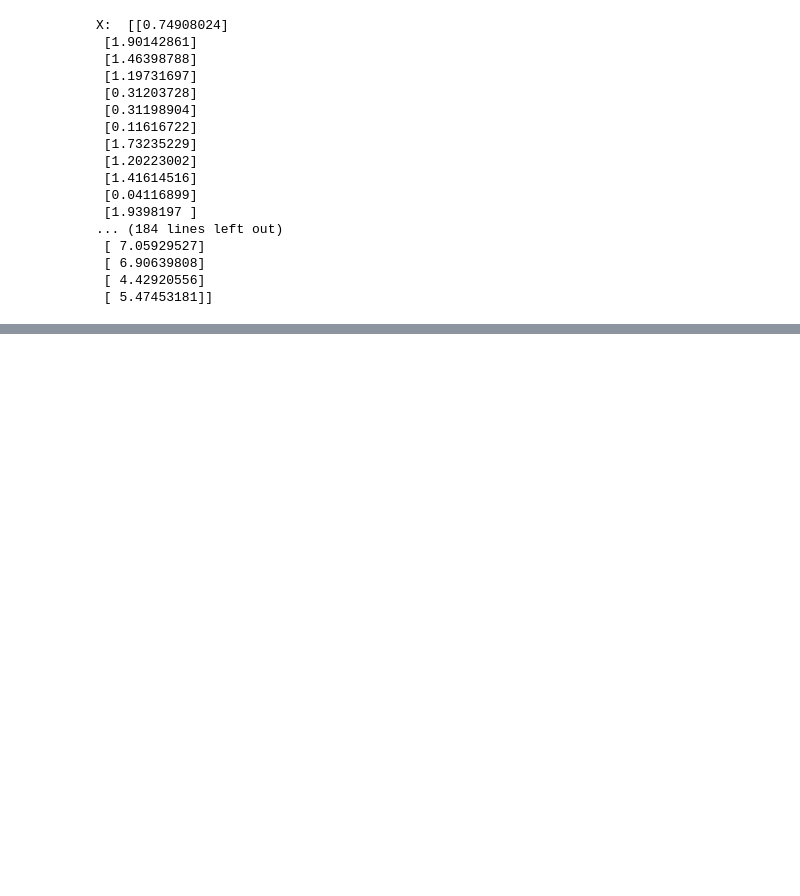
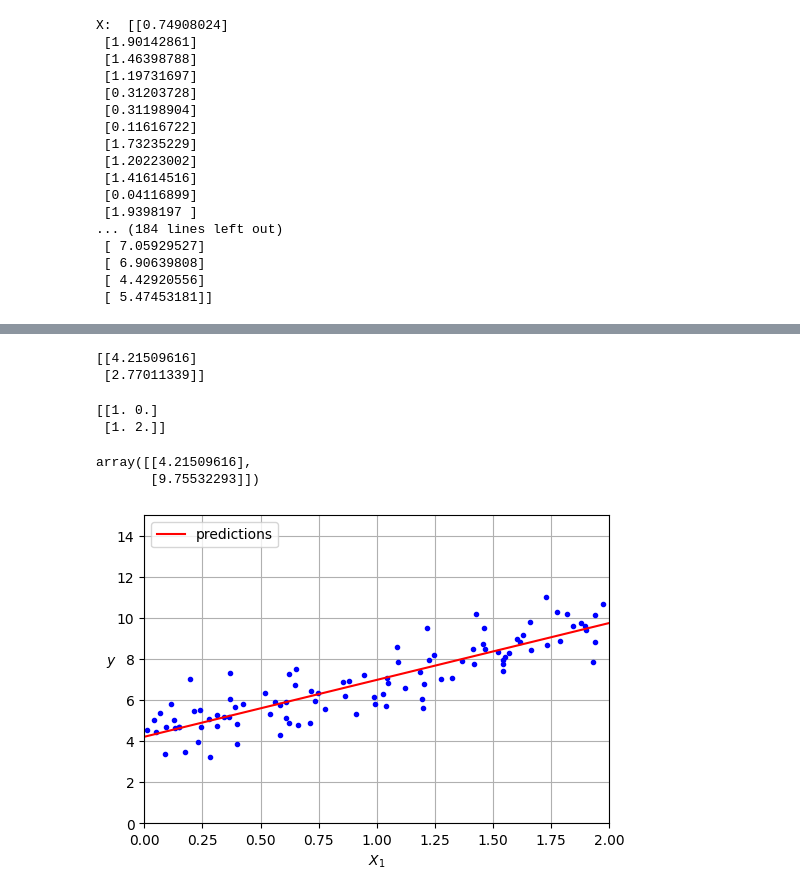
Before and after one commit to ArezooAalipanah/machine_learning3, a Jupyter notebook: HML3_Ch4.ipynb, the cells around one changed output, grey strips where cells are left out. Cells and saved outputs as stored; diff of their text form; code cells hidden in the pictures; blank space fills up the shorter version.

```diff
--- a/HML3_Ch4.ipynb
+++ b/HML3_Ch4.ipynb
@@ -56,0 +60,38 @@ plt.grid()
+# %%
+from sklearn.preprocessing import add_dummy_feature
+
+X_b = add_dummy_feature(X)
+theta_best = np.linalg.inv(X_b.T @ X_b) @ X_b.T @ y
+# %%
+print(theta_best)
+# %% [output]
+[[4.21509616]
+ [2.77011339]]
+# %%
+# making the predictions:
+
+X_new = np.array([[0], [2]])
+X_new_b = add_dummy_feature(X_new) # add x0 = 1 to each instance
+
+print(X_new_b)
+# %% [output]
+[[1. 0.]
+ [1. 2.]]
+# %%
+y_predict = X_new_b @theta_best
+y_predict
+# %% [output]
+array([[4.21509616],
+       [9.75532293]])
+# %%
+plt.figure(figsize= (6,4))
+#plt.scatter(X, y, c="blue")
+plt.plot(X,y, "b.")
+plt.plot(X_new, y_predict, "r-", label="predictions")
+plt.xlabel("$X_1$")
+plt.ylabel("$y$", rotation = 0)
+plt.legend(loc="upper left")
+plt.axis([0, 2,0, 15])
+plt.grid()
+# %% [output]
+[figure, added]
```
Also changed, not shown: parts of 3 cells of this notebook.
